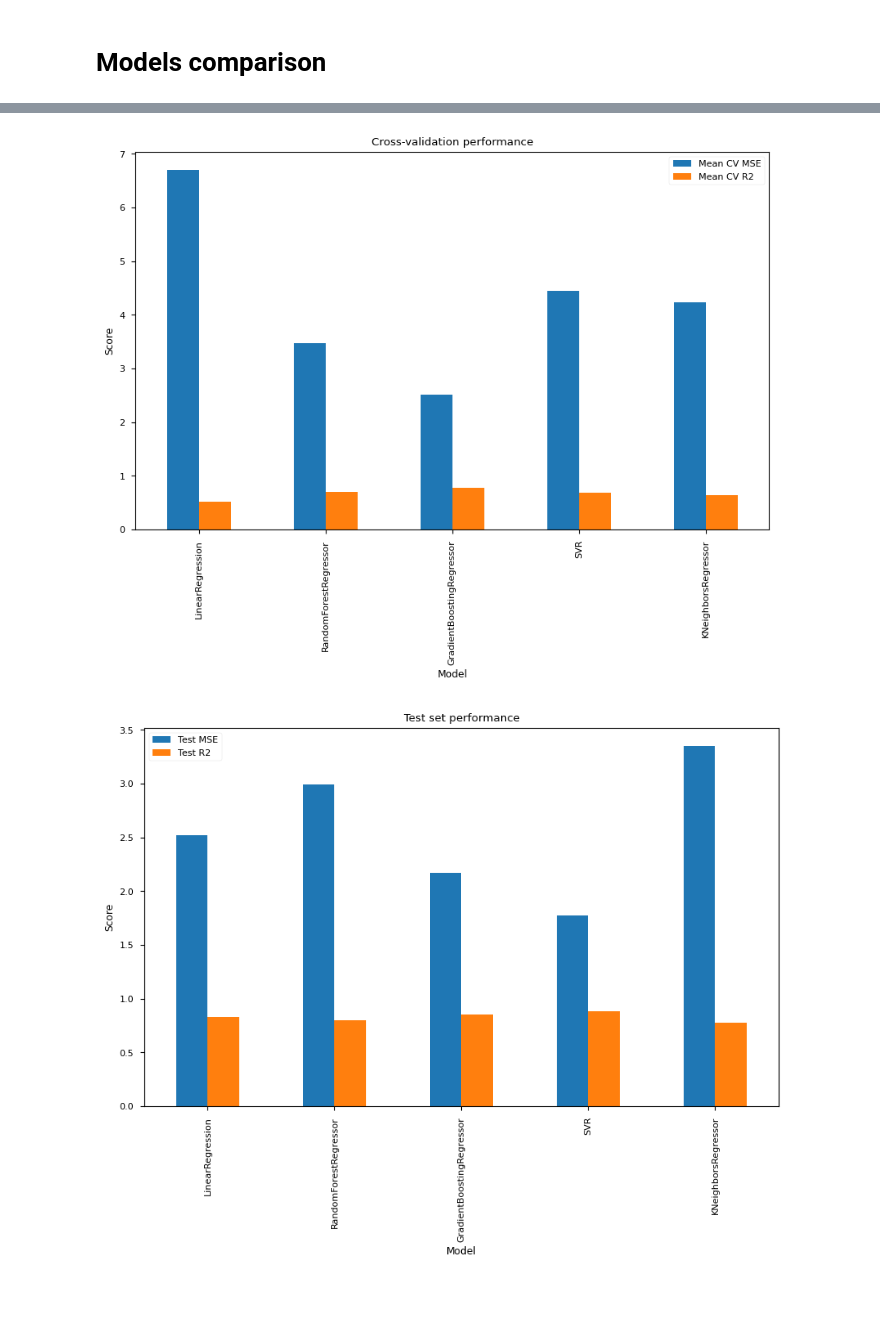
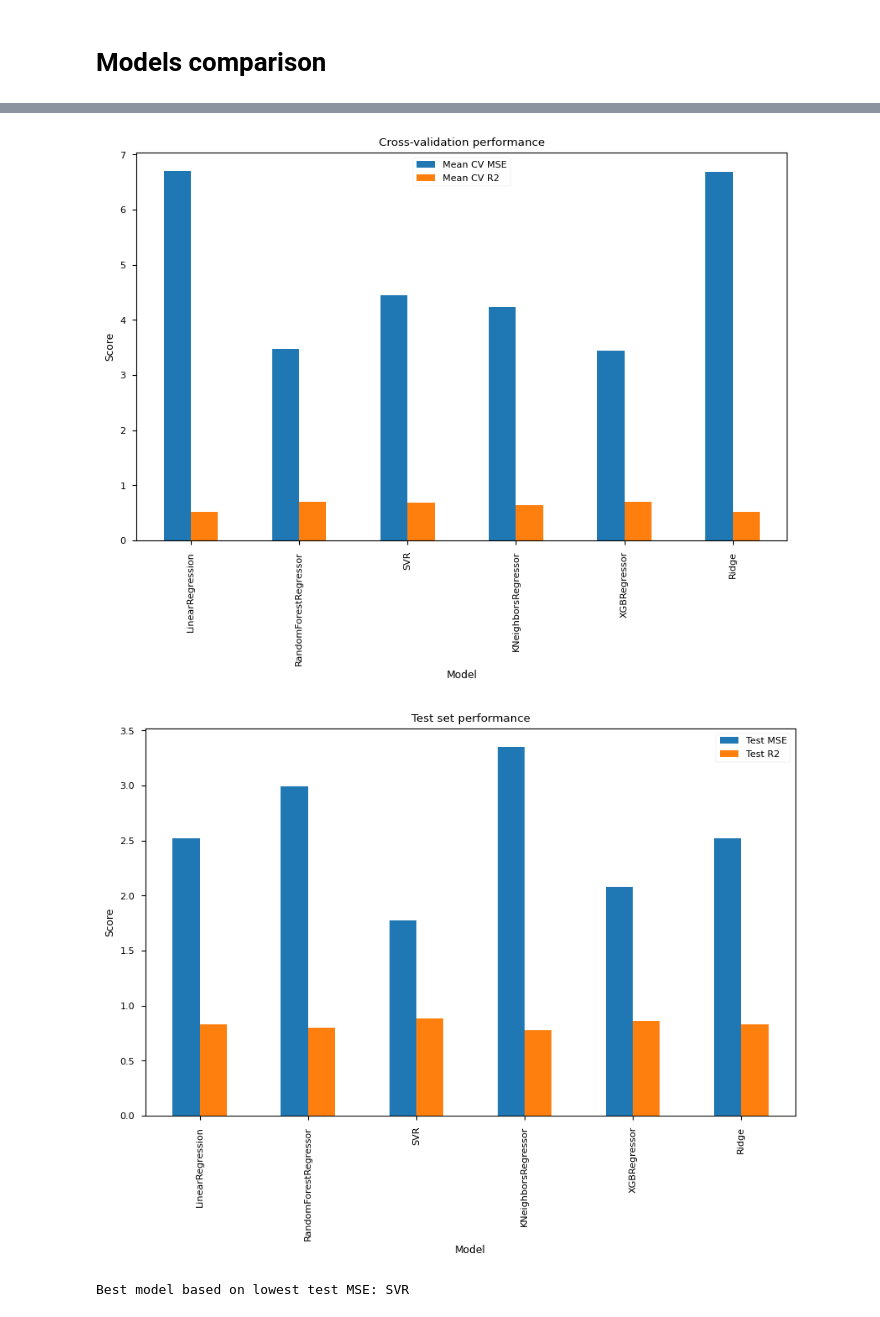
Before and after one commit to petkokp/QM9, a Jupyter notebook: QM9.ipynb, the cells around one changed output, grey strips where cells are left out. Drawn from its saved outputs; the diff is of its cells as text; code cells hidden in the pictures.

Commit message:
try more models, find best model and make predictions with it

```diff
--- a/QM9.ipynb
+++ b/QM9.ipynb
@@ -373,16 +371,18 @@ def regression_model_comparison(df, target):
     models = [
         LinearRegression(),
         RandomForestRegressor(random_state=42),
-        GradientBoostingRegressor(random_state=42),
         SVR(),
-        KNeighborsRegressor()
+        KNeighborsRegressor(),
+        XGBRegressor(random_state=42, verbosity=0),
+        Ridge(),
     ]
 
     param_grids = {
         'RandomForestRegressor': {'n_estimators': [50, 100, 200], 'max_depth': [None, 10, 20, 30]},
-        'GradientBoostingRegressor': {'n_estimators': [50, 100, 200], 'learning_rate': [0.01, 0.1, 0.2]},
         'SVR': {'C': [0.1, 1, 10, 100], 'kernel': ['linear', 'rbf']},
-        'KNeighborsRegressor': {'n_neighbors': [3, 5, 10], 'weights': ['uniform', 'distance']}
+        'KNeighborsRegressor': {'n_neighbors': [3, 5, 10], 'weights': ['uniform', 'distance']},
+        'XGBRegressor': {'n_estimators': [50, 100, 200], 'learning_rate': [0.01, 0.1, 0.2], 'max_depth': [3, 6, 10]},
+        'Ridge': {'alpha': [0.01, 0.1, 1, 10, 100]}
     }
 
     cv_results = evaluate_with_cv(models, X_scaled, y)
@@ -396,7 +396,7 @@ def regression_model_comparison(df, target):
             best_params, best_mse = hyperparameter_tuning(model, param_grids[model_name], X_train, y_train)
             tuning_results.append({
                 'Model': model_name,
-                'Best Params': best_params,
+                'Best params': best_params,
                 'Best CV MSE': best_mse
             })
 
@@ -408,7 +408,7 @@ def regression_model_comparison(df, target):
     for model in models:
         model_name = type(model).__name__
         if model_name in param_grids:
-            model.set_params(**tuning_results_df.loc[tuning_results_df['Model'] == model_name, 'Best Params'].values[0])
+            model.set_params(**tuning_results_df.loc[tuning_results_df['Model'] == model_name, 'Best params'].values[0])
         model.fit(X_train, y_train)
         y_pred = model.predict(X_test)
 
@@ -434,7 +434,20 @@ def regression_model_comparison(df, target):
     plt.title('Test set performance')
     plt.ylabel('Score')
     plt.show()
+
+    best_model = final_results_df.loc[final_results_df['Test MSE'].idxmin()]
+    best_model_name = best_model['Model']
+    best_model_instance = None
+
+    for model in models:
+        if type(model).__name__ == best_model_name:
+            best_model_instance = model
+            break
+
+    print(f"\nBest model based on lowest test MSE: {best_model_name}")
+
+    return best_model_instance, X_test, y_test
 # %%
-regression_model_comparison(df_merged, target=target)
+best_model, X_test, y_test = regression_model_comparison(df_merged, target=target)
 # %% [output]
 Cross-validation results:
@@ -457,2 +470,3 @@ Hyperparameter tuning results:
-[figure, old version]
+[figure, new version]
-[figure, old version]
+[figure, new version]
+Best model based on lowest test MSE: SVR
```
Also changed, not shown: parts of 11 cells of this notebook.
